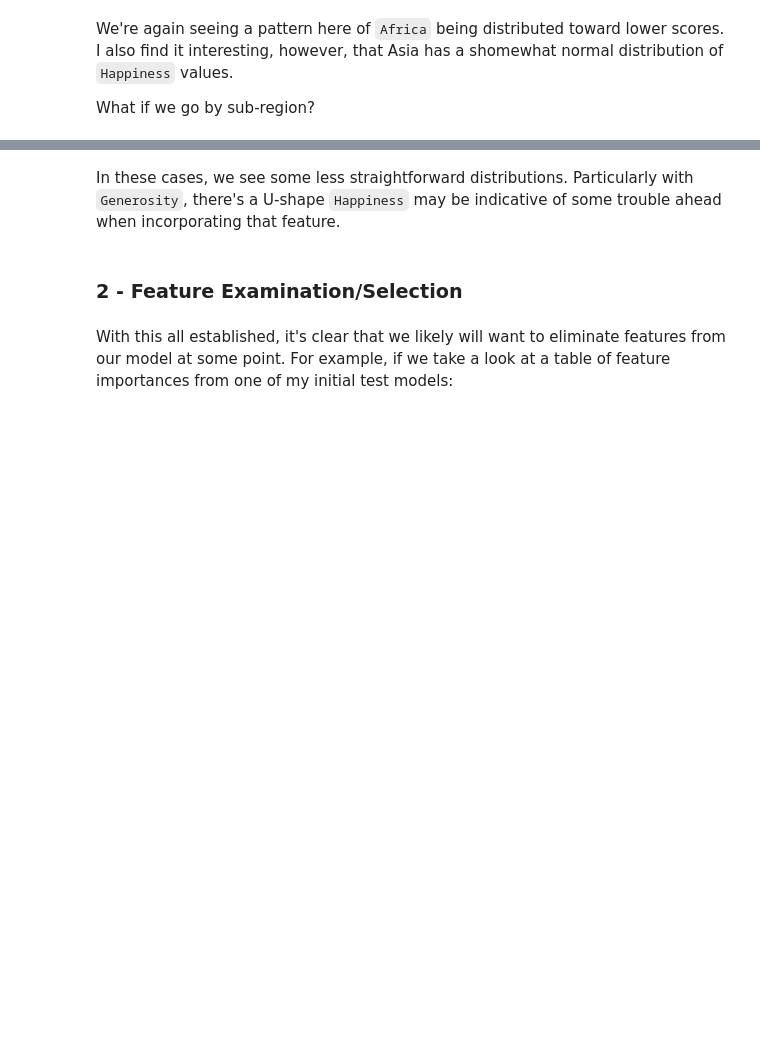
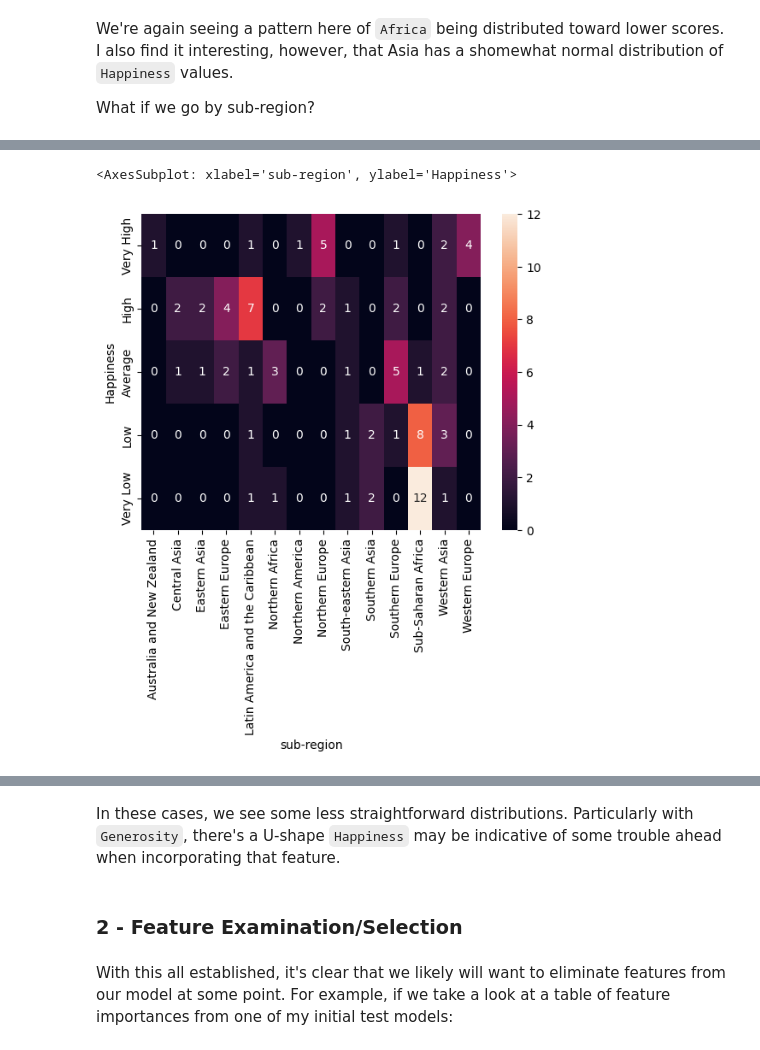
Before and after one commit to jer164/world-happiness-report, a Jupyter notebook: assignment1_jer.ipynb, the cells around one changed output, grey strips where cells are left out. Drawn from its saved outputs; the diff is of its cells as text; code cells hidden in the pictures; blank space fills up the shorter version.

```diff
--- a/assignment1_jer.ipynb
+++ b/assignment1_jer.ipynb
@@ -141,3 +161,8 @@ What if we go by sub-region?
+# %%
+sns.heatmap(pd.crosstab(plot_df['Happiness'], plot_df['sub-region']), cmap='rocket', annot=True)
+# %% [output]
+<AxesSubplot: xlabel='sub-region', ylabel='Happiness'>
+[figure, added]
 # %% [markdown]
 Sub-Saharan Africa really is what drags down the larger region in terms of `Happiness`.
 
```
Also changed, not shown: parts of 13 cells of this notebook, 1 other file.
